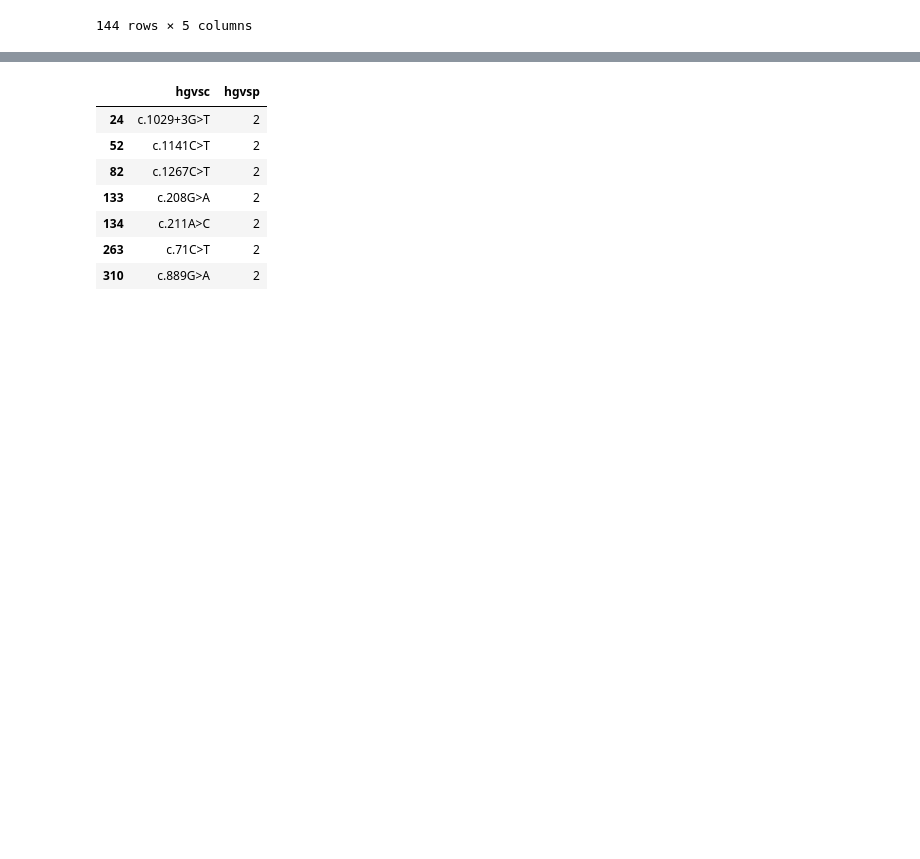
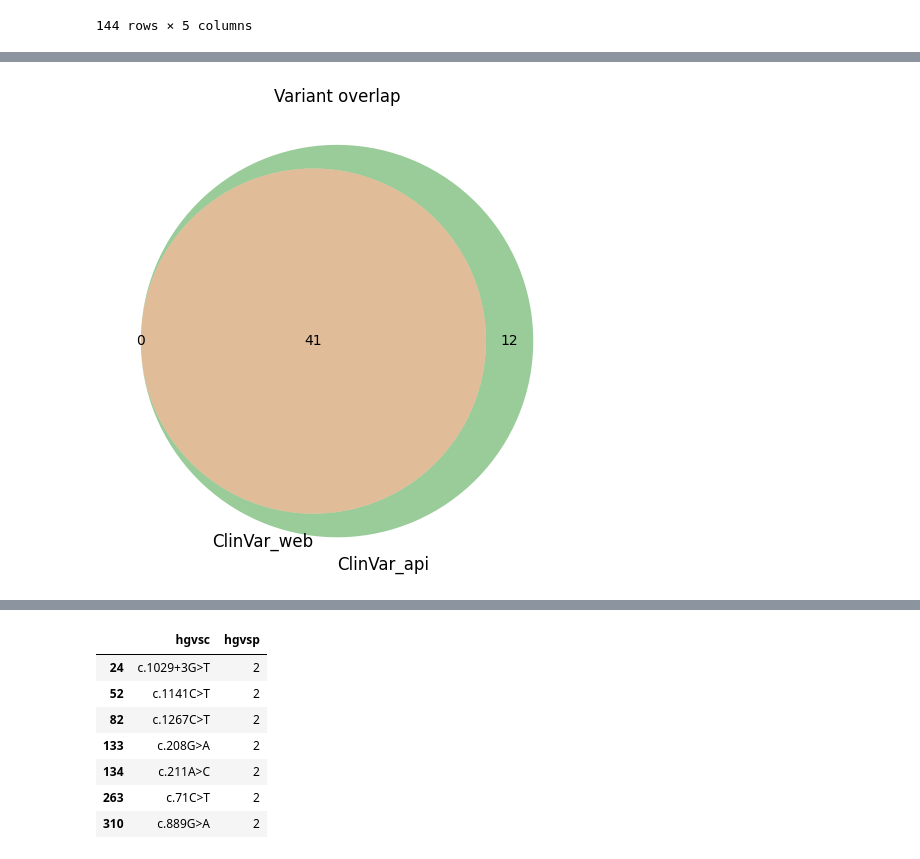
Before and after one commit to heesuh98/Clinvar_project, a Jupyter notebook: Clinvar_check_all.ipynb, the cells around one changed output, grey strips where cells are left out. Drawn from its saved outputs; the diff is of its cells as text; code cells hidden in the pictures; blank space fills up the shorter version.

```diff
--- a/Clinvar_check_all.ipynb
+++ b/Clinvar_check_all.ipynb
@@ -1301,0 +1412,16 @@ final_df_unique.to_csv("merge_result_livar2_unique.tsv",sep="\t",index=False)
+# %%
+from matplotlib import pyplot as plt
+from matplotlib_venn import venn2
+
+plt.figure(figsize=(6,6))
+venn2(
+    subsets=(
+        sets["ClinVar_web"],
+        sets["ClinVar_api"]
+    ),
+    set_labels=("ClinVar_web", "ClinVar_api")
+)
+plt.title("Variant overlap")
+plt.show()
+# %% [output]
+[figure, added]
```
Also changed, not shown: parts of 22 cells of this notebook.
